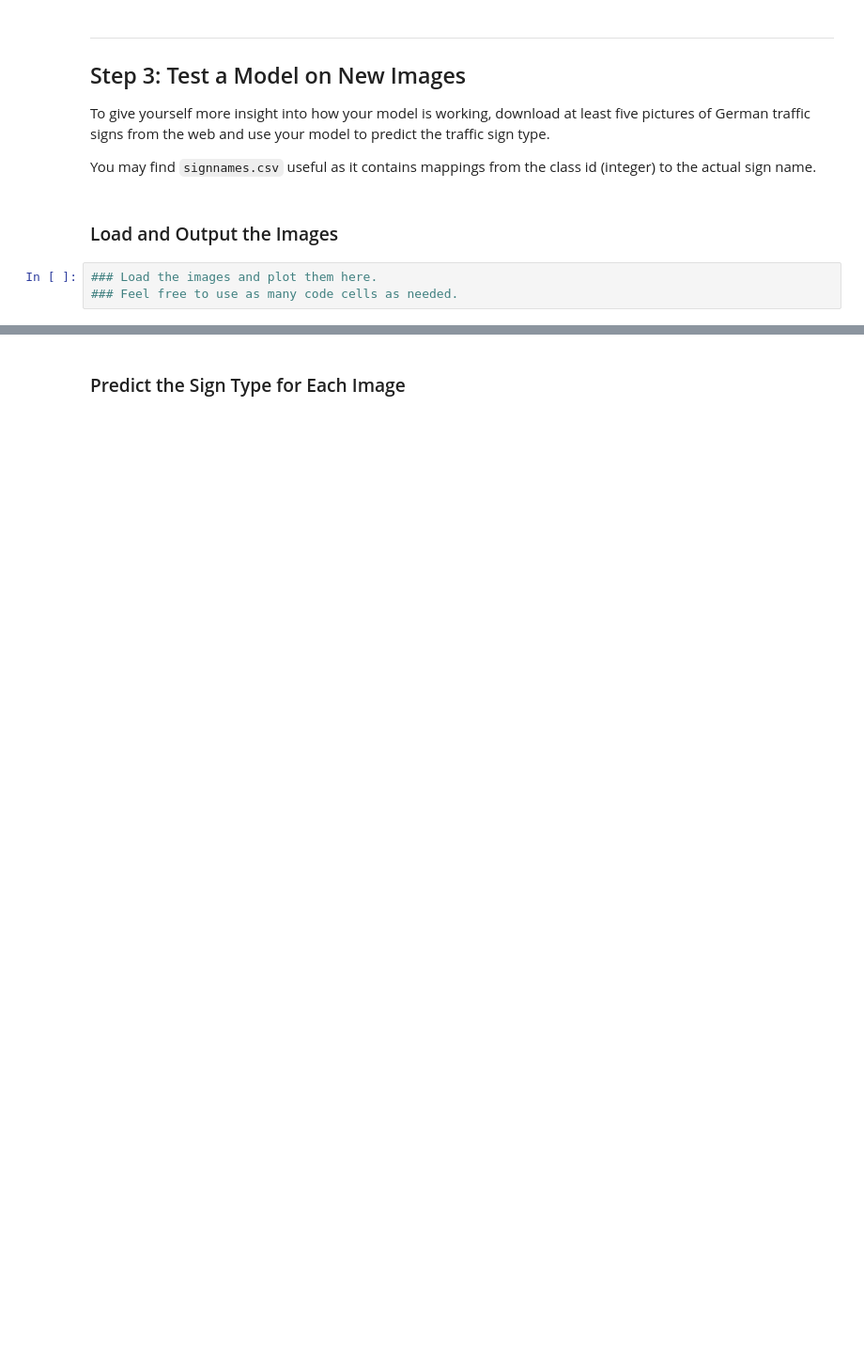
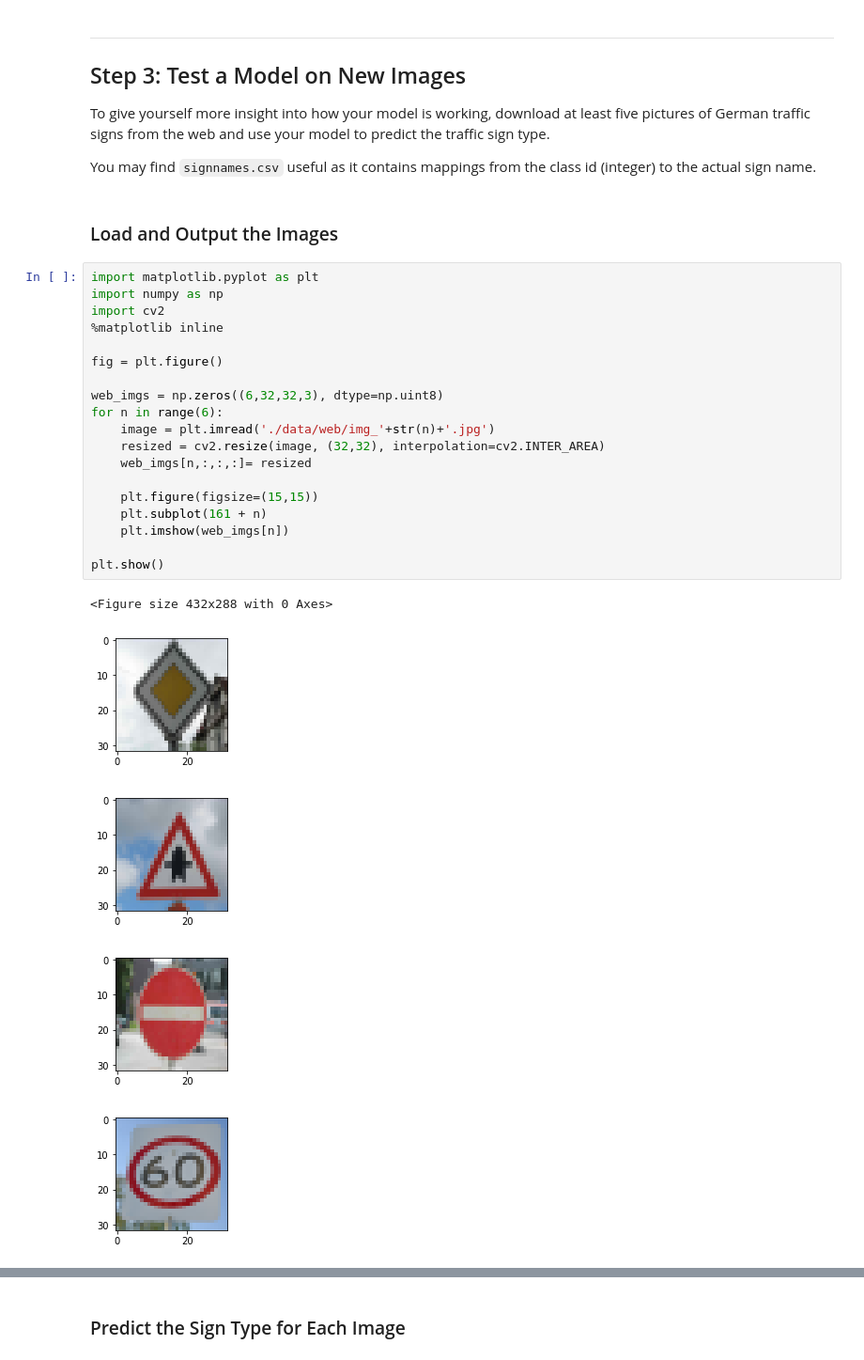
Before and after one commit to gimaik/SDCND, a Jupyter notebook: CarND-Traffic-Sign-Classifier-P3/Traffic_Sign_Classifier.ipynb, the cells around one changed output, grey strips where cells are left out. Shown at 94% size. Cells and saved outputs as stored; diff of their text form; blank space fills up the shorter version.

```diff
--- a/CarND-Traffic-Sign-Classifier-P3/Traffic_Sign_Classifier.ipynb
+++ b/CarND-Traffic-Sign-Classifier-P3/Traffic_Sign_Classifier.ipynb
@@ -334,6 +332,28 @@ To give yourself more insight into how your model is working, download at least
 You may find `signnames.csv` useful as it contains mappings from the class id (integer) to the actual sign name.
 # %% [markdown]
 ### Load and Output the Images
-# %%
-### Load the images and plot them here.
-### Feel free to use as many code cells as needed.
+# %%
+import matplotlib.pyplot as plt
+import numpy as np
+import cv2
+%matplotlib inline
+
+fig = plt.figure()
+
+web_imgs = np.zeros((6,32,32,3), dtype=np.uint8)
+for n in range(6):
+    image = plt.imread('./data/web/img_'+str(n)+'.jpg')
+    resized = cv2.resize(image, (32,32), interpolation=cv2.INTER_AREA)
+    web_imgs[n,:,:,:]= resized
+
+    plt.figure(figsize=(15,15))
+    plt.subplot(161 + n)
+    plt.imshow(web_imgs[n])
+
+plt.show()
+# %% [output]
+<Figure size 432x288 with 0 Axes>
+[figure, added]
+[figure, added]
+[figure, added]
+[figure, added]
```
Also changed, not shown: parts of 18 cells of this notebook, 22 other files.
